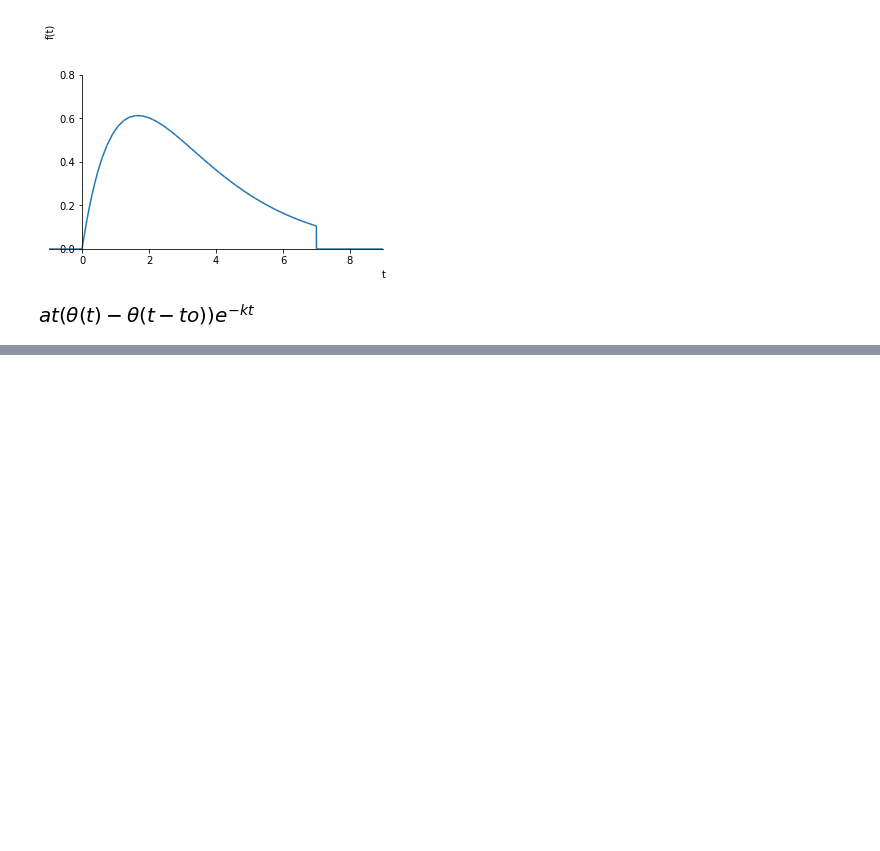
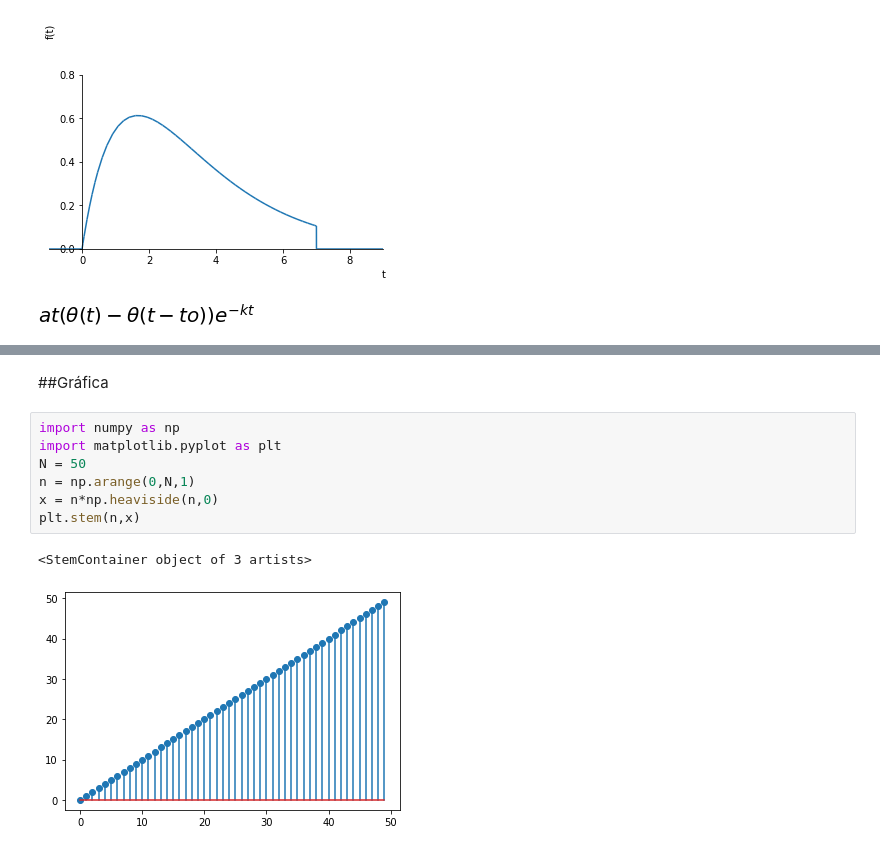
Before and after one commit to aguaranguay/se-ales, a Jupyter notebook: Taller1.ipynb, the cells around one changed output, grey strips where cells are left out. Drawn from its saved outputs; the diff is of its cells as text; blank space fills up the shorter version.

```diff
--- a/Taller1.ipynb
+++ b/Taller1.ipynb
@@ -456,0 +497,12 @@ The set_smart_bounds function was deprecated in Matplotlib 3.2 and will be remov
+# %% [markdown]
+##Gráfica
+# %%
+import numpy as np
+import matplotlib.pyplot as plt
+N = 50
+n = np.arange(0,N,1)
+x = n*np.heaviside(n,0)
+plt.stem(n,x)
+# %% [output]
+<StemContainer object of 3 artists>
+[figure, added]
```
Also changed, not shown: parts of 23 cells of this notebook.
